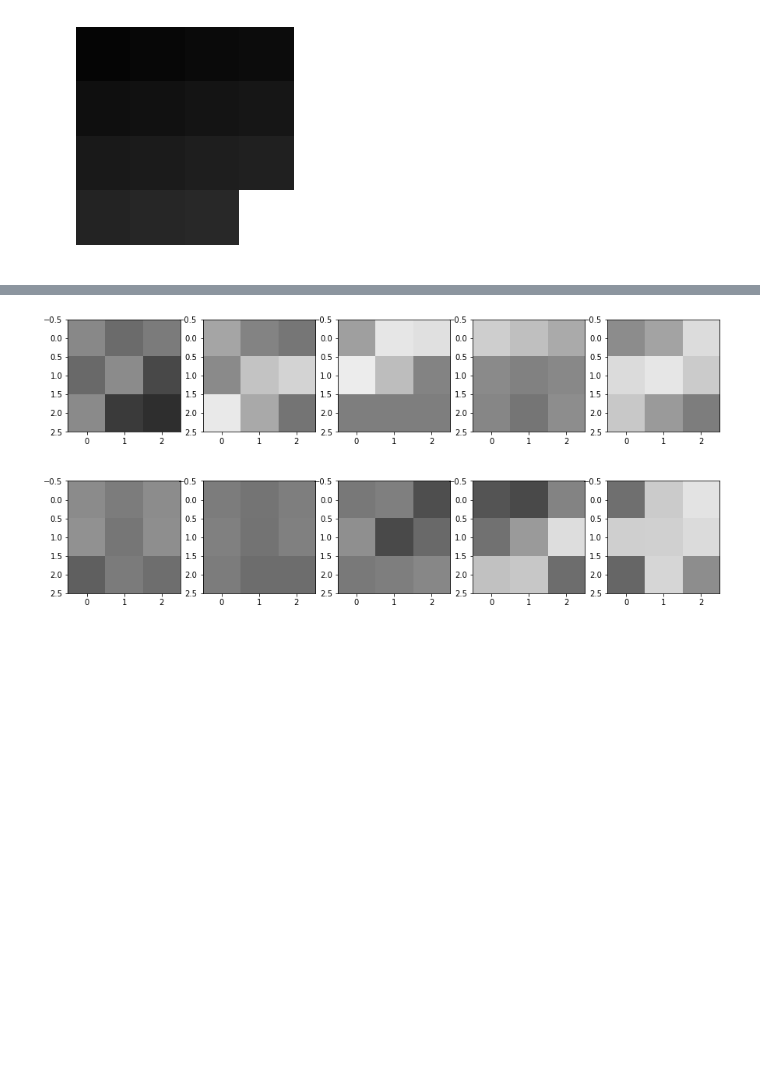
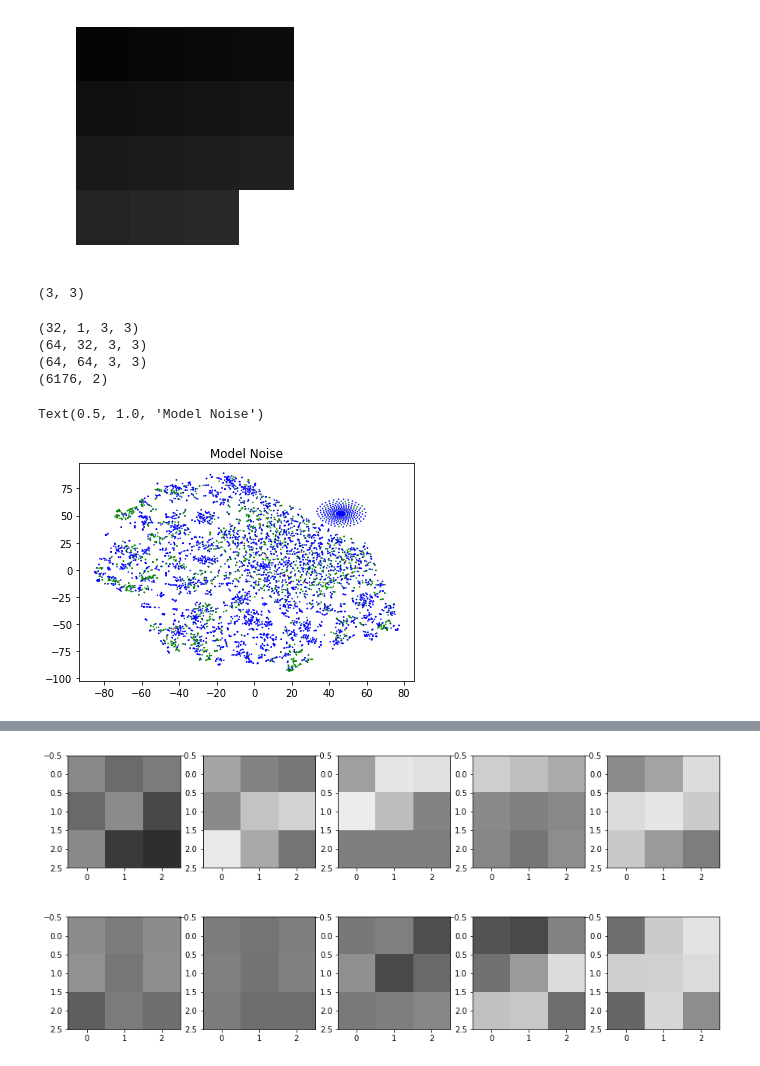
Before and after one commit to vorzawk/mdlAttack, a Jupyter notebook: evaluate_adversarialNoise.ipynb, the cells around one changed output, grey strips where cells are left out. Saved outputs shown, nothing was run; the diff lists cells and outputs as text; code cells hidden in the pictures; blank space fills up the shorter version.

Commit message:
t-sne visualizations added for the kernel noise

```diff
--- a/evaluate_adversarialNoise.ipynb
+++ b/evaluate_adversarialNoise.ipynb
@@ -166,3 +170,33 @@ plt.axis('off')
 # %% [output]
 (-0.5, 3.5, 3.5, -0.5)
 [figure]
+# %%
+H = np.transpose(r[1])
+H[61][31].shape
+# %% [output]
+(3, 3)
+# %%
+for layer in r:
+    print(layer.T.shape)
+allMatrices = []
+colors = []
+color = ['r', 'g', 'b']
+for layer,c in zip(r,color):
+    for filter in layer.T:
+        for matrix in filter:
+            allMatrices.append(matrix.flatten())
+            colors.append(c)
+allMatrices_tsne = TSNE(n_components=2, perplexity=20, n_iter=1200).fit_transform(allMatrices)
+print(allMatrices_tsne.shape)
+# %% [output]
+(32, 1, 3, 3)
+(64, 32, 3, 3)
+(64, 64, 3, 3)
+(6176, 2)
+# %%
+allMatrices_x, allMatrices_y = allMatrices_tsne.T
+plt.scatter(allMatrices_x, allMatrices_y, s=0.3, c=colors)
+plt.title('Model Noise')
+# %% [output]
+Text(0.5, 1.0, 'Model Noise')
+[figure, added]
```
Also changed, not shown: parts of 10 cells of this notebook.
